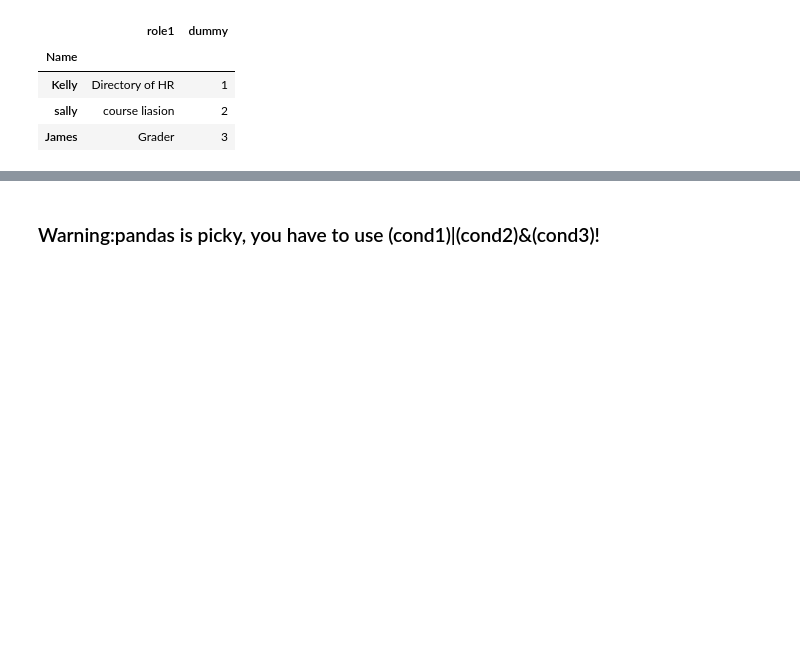
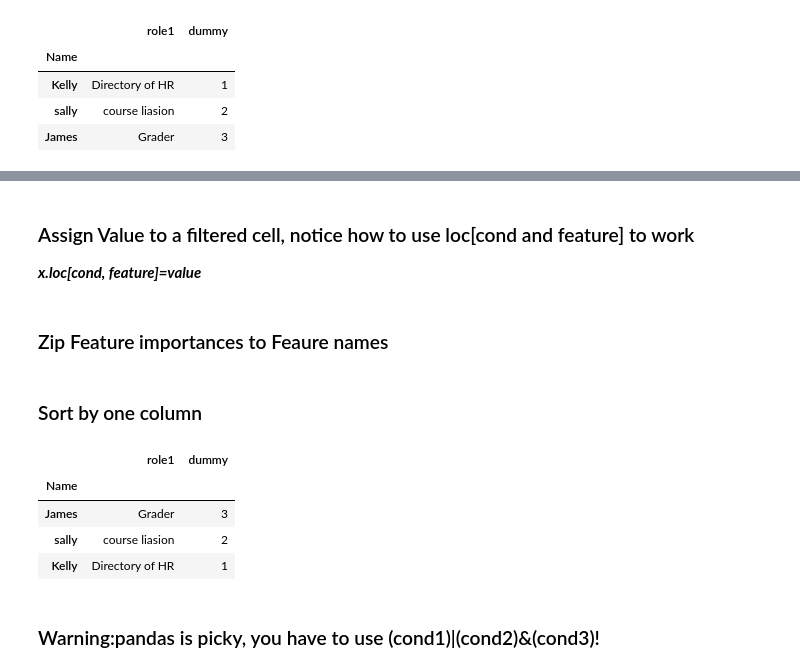
Before and after one commit to stanghong/pandas_training, a Jupyter notebook: Python Operations you should know as a DS.ipynb, the cells around one changed output, grey strips where cells are left out. Cells and saved outputs as stored; diff of their text form; code cells hidden in the pictures; blank space fills up the shorter version.

```diff
--- a/Python Operations you should know as a DS.ipynb
+++ b/Python Operations you should know as a DS.ipynb
@@ -151,0 +164,3 @@ df[(df.dummy<=2)|(df.index=='James')]
+# %% [markdown]
+### Assign Value to a filtered cell, notice how to use loc[cond and feature] to work
+***x.loc[cond, feature]=value***
@@ -151,0 +169,2 @@ df[(df.dummy<=2)|(df.index=='James')]
+# %% [markdown]
+### Zip Feature importances to Feaure names
@@ -152,3 +174,15 @@ df[(df.dummy<=2)|(df.index=='James')]
+# %% [markdown]
+### Sort by one column
+# %%
+
+final_df=df.sort_values(by=['dummy'], ascending=False)
+final_df
+# %% [output]
+|  | role1 | dummy |
+| Name |  |  |
+| James | Grader | 3 |
+| sally | course liasion | 2 |
+| Kelly | Directory of HR | 1 |
 # %% [markdown]
 ### Warning:pandas is picky, you have to use (cond1)|(cond2)&(cond3)!
 # %% [markdown]
```
Also changed, not shown: parts of 64 cells of this notebook.
